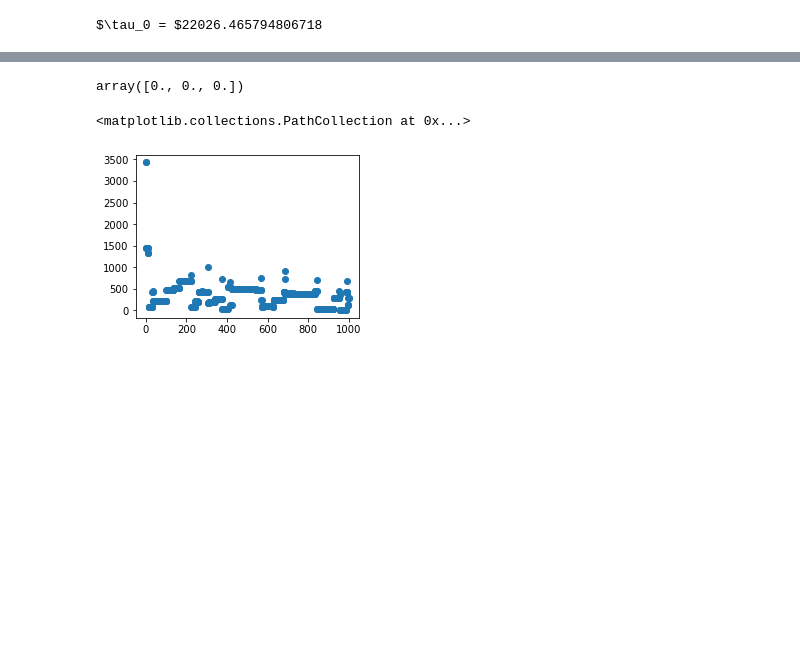
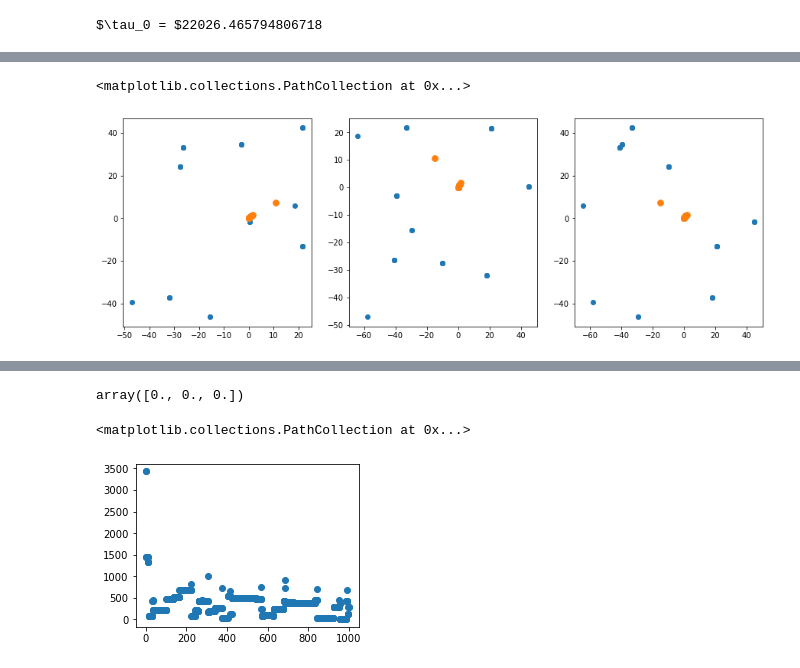
Before and after one commit to HugoLeRoy94/Aging_Condensate, a Jupyter notebook: Test_backend.ipynb, the cells around one changed output, grey strips where cells are left out. Drawn from its saved outputs; the diff is of its cells as text; code cells hidden in the pictures; blank space fills up the shorter version.

```diff
--- a/Test_backend.ipynb
+++ b/Test_backend.ipynb
@@ -32,0 +42,17 @@ S.Plot3DSystem()
+# %%
+linkers_system = S.get_r_system()
+linkers_loop = S.get_r()
+extremities = S.get_R()
+# %%
+fig,ax = plt.subplots(ncols=3,figsize=(15,5))
+ax[0].scatter(linkers_loop[:,1],linkers_loop[:,2])
+ax[0].scatter(extremities[:,1],extremities[:,2],s=60)
+
+ax[1].scatter(linkers_loop[:,0],linkers_loop[:,1])
+ax[1].scatter(extremities[:,0],extremities[:,1],s=60)
+
+ax[2].scatter(linkers_loop[:,0],linkers_loop[:,2])
+ax[2].scatter(extremities[:,0],extremities[:,2],s=60)
+# %% [output]
+<matplotlib.collections.PathCollection at 0x...>
+[figure, added]
```
Also changed, not shown: parts of 9 cells of this notebook, 20 other files.
